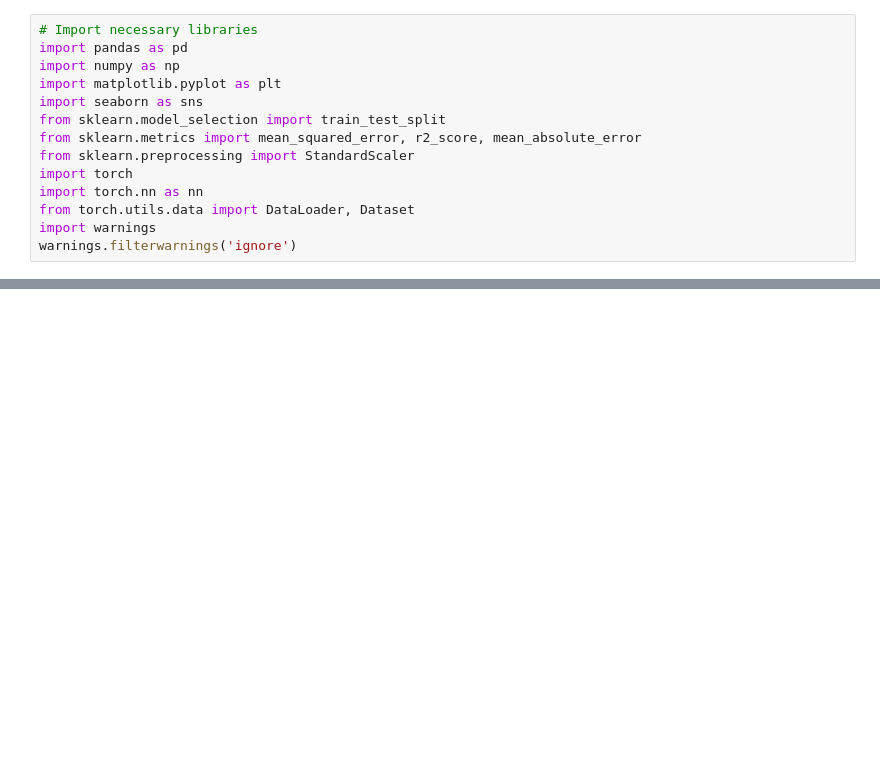
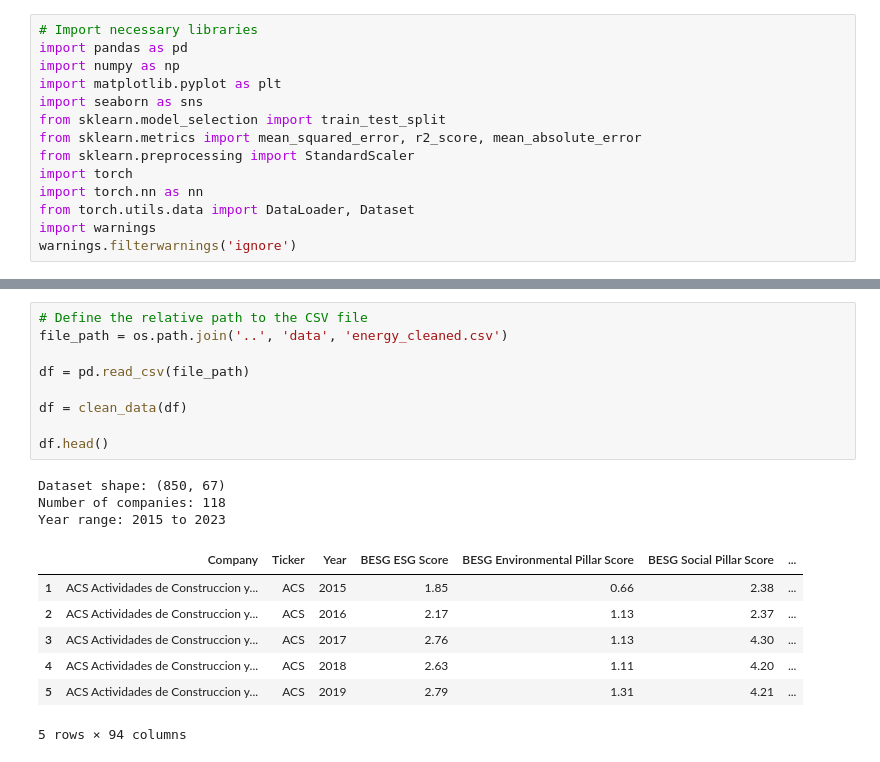
Before and after one commit to XYinfg/esg_analytics, a Jupyter notebook: LSTM/esg_prediction_energy_lstm.ipynb, the cells around one changed output, grey strips where cells are left out. Drawn from its saved outputs; the diff is of its cells as text; blank space fills up the shorter version.

```diff
--- a/LSTM/esg_prediction_energy_lstm.ipynb
+++ b/LSTM/esg_prediction_energy_lstm.ipynb
@@ -560,0 +25,20 @@ plt.show()
+# %%
+# Define the relative path to the CSV file
+file_path = os.path.join('..', 'data', 'energy_cleaned.csv')
+
+df = pd.read_csv(file_path)
+
+df = clean_data(df)
+
+df.head()
+# %% [output]
+Dataset shape: (850, 67)
+Number of companies: 118
+Year range: 2015 to 2023
+|  | Company | Ticker | Year | BESG ESG Score | BESG Environmental Pillar Score | BESG Social Pillar Score | ... |
+| 1 | ACS Actividades de Construccion y... | ACS | 2015 | 1.85 | 0.66 | 2.38 | ... |
+| 2 | ACS Actividades de Construccion y... | ACS | 2016 | 2.17 | 1.13 | 2.37 | ... |
+| 3 | ACS Actividades de Construccion y... | ACS | 2017 | 2.76 | 1.13 | 4.30 | ... |
+| 4 | ACS Actividades de Construccion y... | ACS | 2018 | 2.63 | 1.11 | 4.20 | ... |
+| 5 | ACS Actividades de Construccion y... | ACS | 2019 | 2.79 | 1.31 | 4.21 | ... |
+5 rows × 94 columns
```
Also changed, not shown: parts of 16 cells of this notebook, 23 other files.
